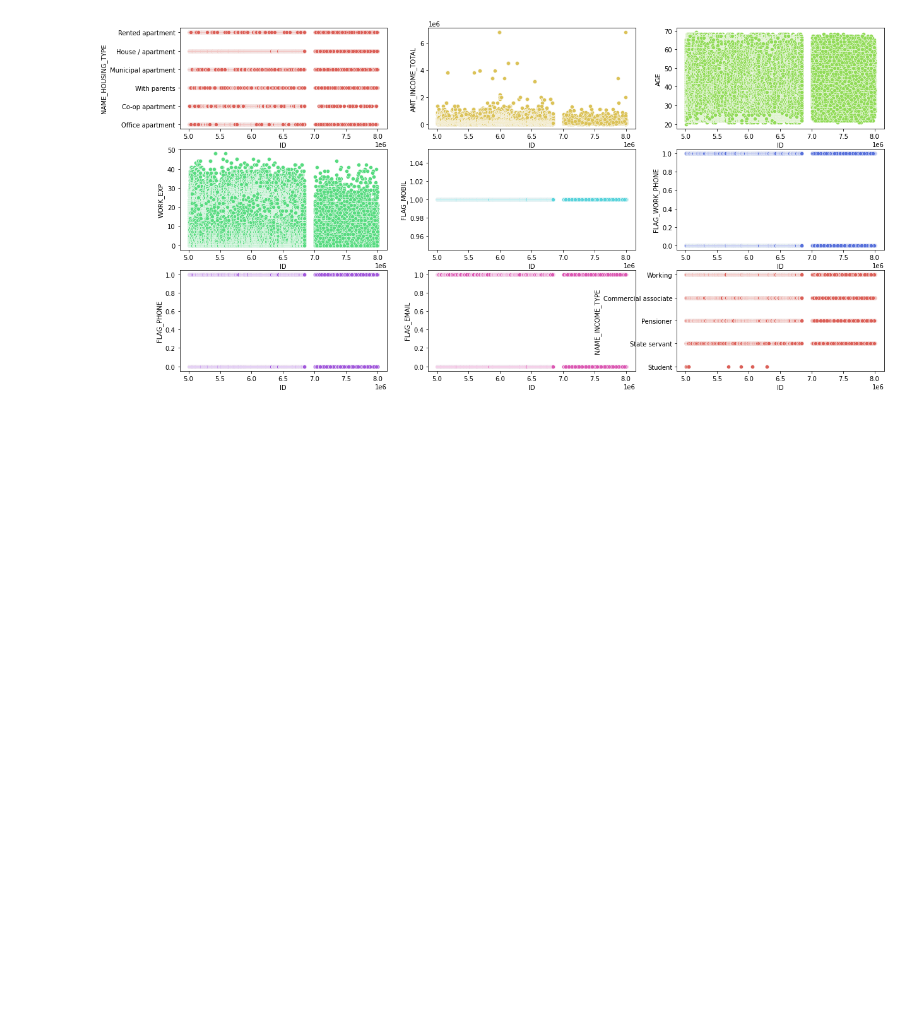
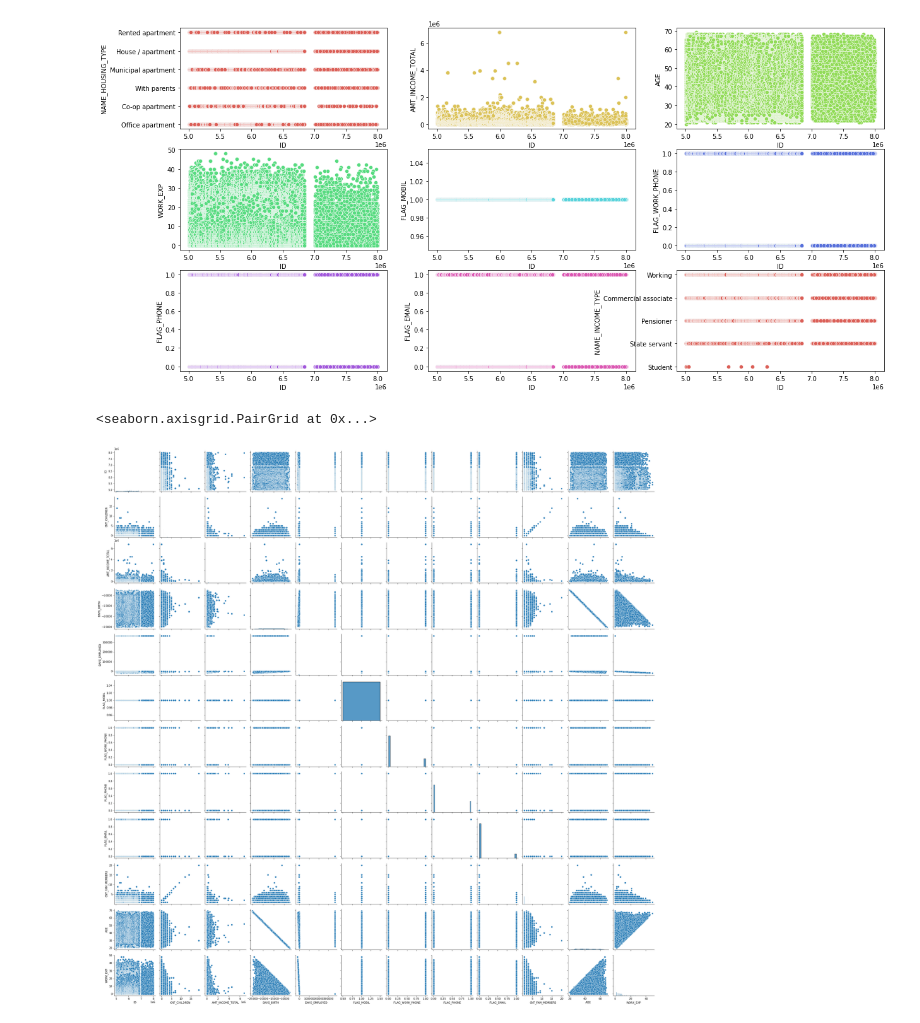
Before and after one commit to OrbelB/MLCreditCards, a Jupyter notebook: datavis.ipynb, the cells around one changed output. Drawn from its saved outputs; the diff is of its cells as text; code cells hidden in the pictures; blank space fills up the shorter version.

```diff
--- a/datavis.ipynb
+++ b/datavis.ipynb
@@ -175,3 +175,8 @@ sns.scatterplot(x='ID', y='NAME_INCOME_TYPE', data=df, ax=ax[2][2], color=sns.co
 # %% [output]
 <AxesSubplot:xlabel='ID', ylabel='NAME_INCOME_TYPE'>
 [figure]
+# %%
+sns.pairplot(data=df)
+# %% [output]
+<seaborn.axisgrid.PairGrid at 0x...>
+[figure, added]
```
Also changed, not shown: 1 other file.
